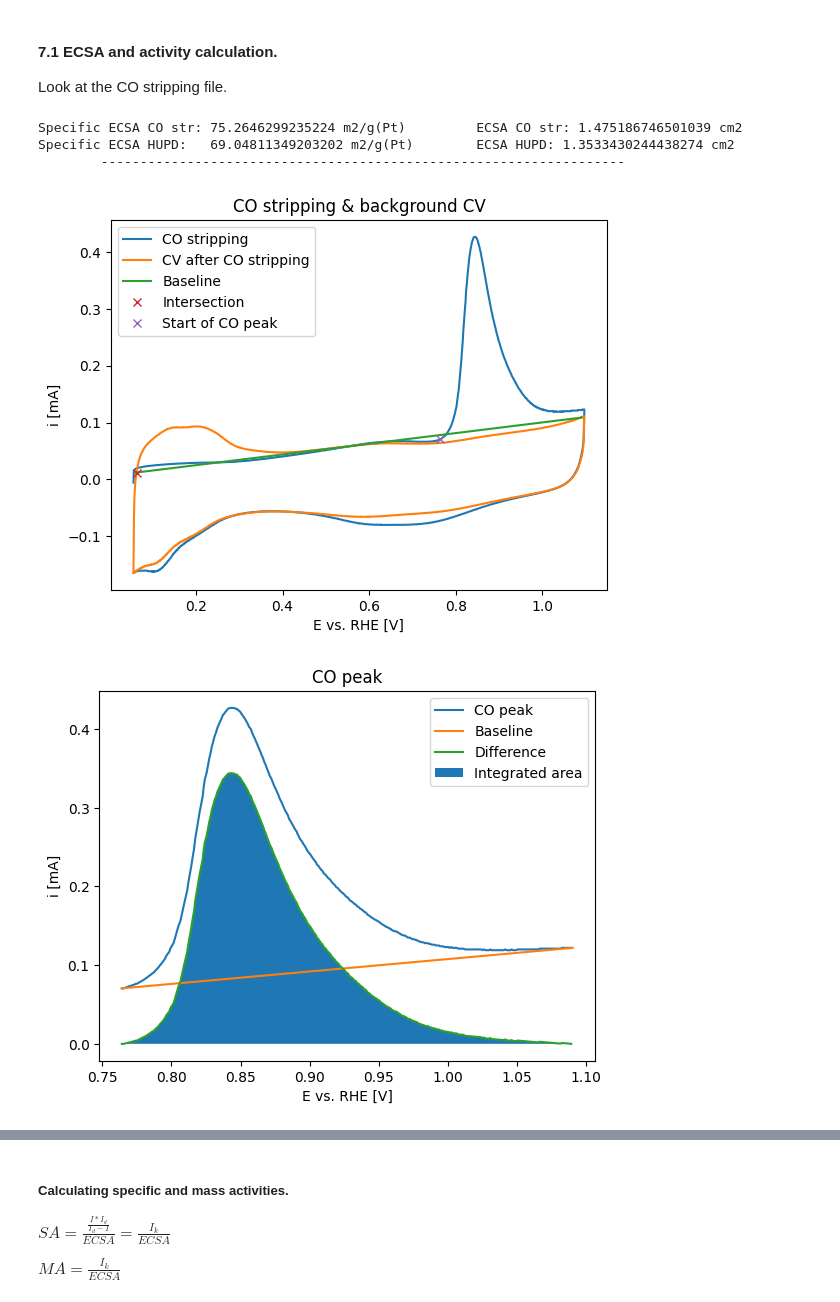
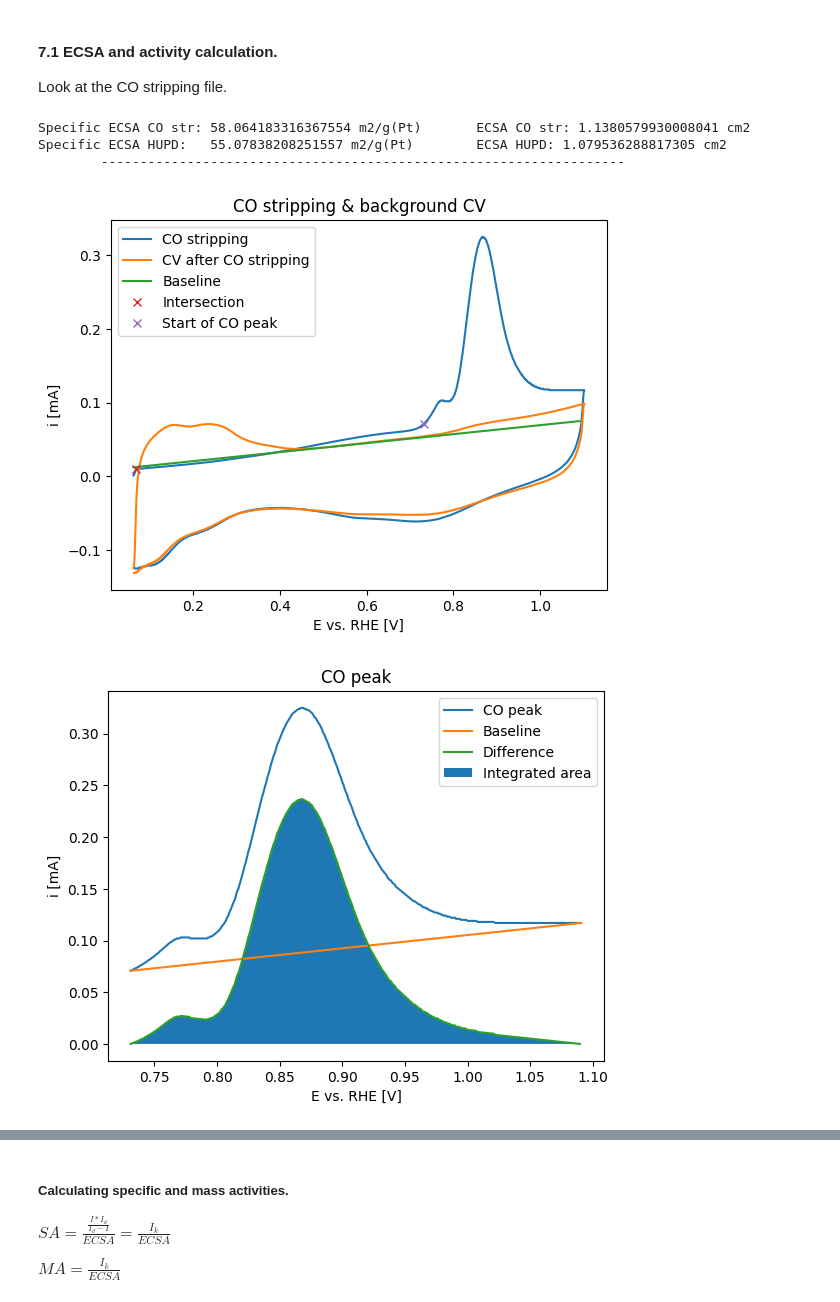
Before and after one commit to linneabjork/RDE_analysis, a Jupyter notebook: run_activity.ipynb, the cells around one changed output, grey strips where cells are left out. Cells and saved outputs as stored; diff of their text form; code cells hidden in the pictures.

```diff
--- a/run_activity.ipynb
+++ b/run_activity.ipynb
@@ -26,27 +24,30 @@ The autoreload extension is already loaded. To reload it, use:
 # %% [markdown]
 #### 1.1 Introducting experimental parameters.
 # %%
+# Variables
 A_geo = 0.196               # cm2
 loading = 10                # ug/cm2
 ir_comp = 26                # ohm
+scan_rate = 0.05            # V/s for CO stripping
+index = 10                  # number of lines of info to be removed
+
+Pt_mass = loading * A_geo   # ug
+
+# Constants (for ORR, 0.1 M HClO4)
 charge_ecsa = 0.000210      # C/cm2
-Pt_mass = loading * A_geo   # ug
-scan_rate = 0.05            # V/s for CO stripping
 F = 96485                   # C/mol, Faraday constant
 D02 = 0.000019              # cm2/s, diffusion constant O2
 C_R = 0.0000012             # mol/cm3, analyte concentration
 nu = 0.01                   # cm2/s, viscosity
-
-index = 9                 # number of lines of info to be removed
 # %% [markdown]
 #### 1.2 Check the reference electrode.
 # %%
 %autoreload
 H2_file = filedialog.askopenfilename(title="Choose the file with CV under hydrogen.")
-V, I = get_voltage_current(H2_file, index)
+ref_V, ref_I = get_voltage_current(H2_file, index)
 print("Chosen file:",H2_file)
 
-x_lower_limit = -0.3
-x_upper_limit = 0.05
-reference = reference_check(V, I, x_lower_limit, x_upper_limit)
+x_lower_limit = -0.02
+x_upper_limit = 0.03
+reference = reference_check(ref_V, ref_I, x_lower_limit, x_upper_limit)
 # %% [output]
@@ -133,13 +135,11 @@ else:
     background_RHE = RHE_correction_background(background_RHE, reference)
     data_RHE = copy.deepcopy(data_matrix)
     corrected_data_RHE = copy.deepcopy(data_matrix)
-    ir_drop_data = copy.deepcopy(data_matrix)
 
     for i in range(len(data_matrix[0])):
         if i % 2 == 0:      #voltage are stored in even indexed columns
             data_RHE[:,i] = RHE_correction(data_RHE[:,i], reference)
             corrected_data_RHE[:,i] = RHE_correction(corrected_data_RHE[:,i], reference)
-            #ir_drop_data[:,i] = ir_drop_correction(data_RHE[:,i], data_RHE[:,i+1], 4)
         else:               #current
             corrected_data_RHE[:,i] = background_correction_current(corrected_data_RHE[:,i], background_RHE[:,1])
             #last index need to be changed to i if you have one background file for each data file
@@ -200,29 +200,30 @@ Text(0.5, 1.0, 'Background corrected current density')
 Look at the CO stripping file.
 # %%
 %autoreload
-lower_voltage = 0.06
+lower_voltage = 0.06   #from your macrolist
 upper_voltage = 1.09
-DL_start = 0.5   #NEED TO TUNE THIS
-DL_end = 0.58
-tolerence = 0.4
+# The following values need to be tuned
+DL_start = 0.50   #determines the starting point for your baseline
+DL_end = 0.55     #determines the end point for your baseline
+atol = 0.5        #determines the threshold where the CO peak deviates too much from baseline
 
 ecsa_calculation = ECSA_calculation(V_RHE, I, background_V_RHE, background_I)
 
 specific_ECSAs, ECSAs = ecsa_calculation.calculating_ECSA(
     lower_voltage,
     upper_voltage,
     DL_start,
     DL_end,
-    tolerence,
+    atol,
     scan_rate,
     charge_ecsa,
     Pt_mass,
 )
 
 ecsa_calculation.plotting()
 # %% [output]
-Specific ECSA CO str: 75.2646299235224 m2/g(Pt)         ECSA CO str: 1.475186746501039 cm2
-Specific ECSA HUPD:   69.04811349203202 m2/g(Pt)        ECSA HUPD: 1.3533430244438274 cm2
+Specific ECSA CO str: 58.064183316367554 m2/g(Pt)       ECSA CO str: 1.1380579930008041 cm2
+Specific ECSA HUPD:   55.07838208251557 m2/g(Pt)        ECSA HUPD: 1.079536288817305 cm2
         -------------------------------------------------------------------
-[figure, old version]
+[figure, new version]
-[figure, old version]
+[figure, new version]
```
Also changed, not shown: parts of 14 cells of this notebook.
